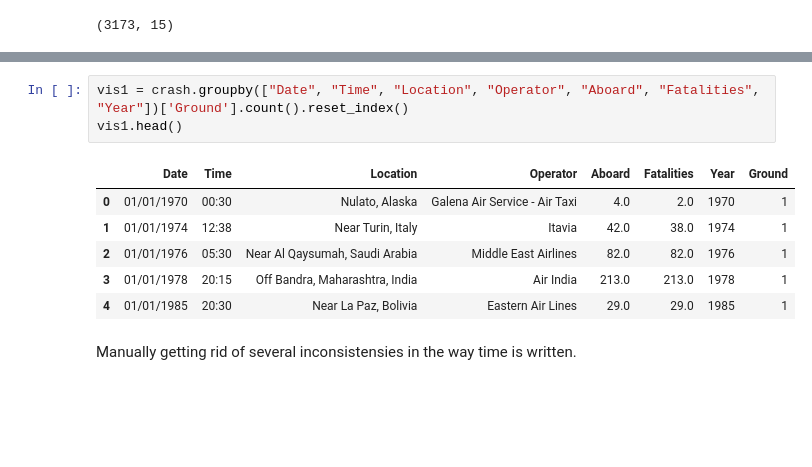
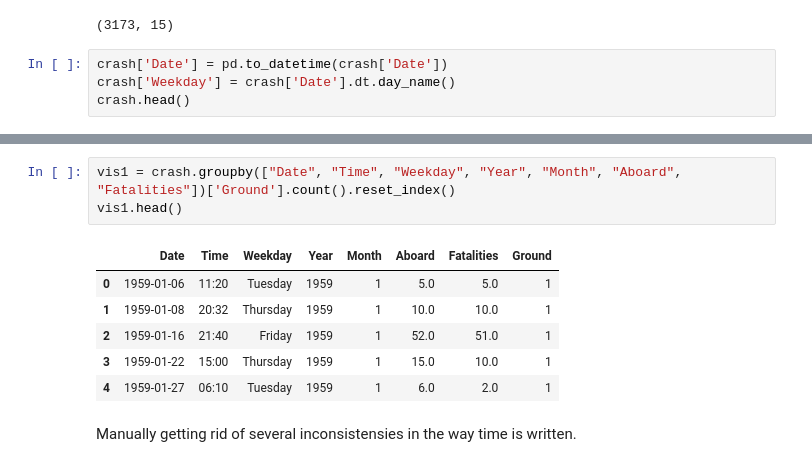
Before and after one commit to myroslavarm/datavis, a Jupyter notebook: datavis_project.ipynb, the cells around one changed output, grey strips where cells are left out. Saved outputs shown, nothing was run; the diff lists cells and outputs as text; blank space fills up the shorter version.

Commit message:
fixing visualisations 1 and 2, and adding new ones; adding weekday-based analysis

```diff
--- a/datavis_project.ipynb
+++ b/datavis_project.ipynb
@@ -51,3 +51,7 @@ crash = crash[~crash['Operator'].str.contains("Military|military", na=False)]
 crash.shape
 # %% [output]
 (3173, 15)
+# %%
+crash['Date'] = pd.to_datetime(crash['Date'])
+crash['Weekday'] = crash['Date'].dt.day_name()
+crash.head()
@@ -54,13 +65,13 @@ crash.shape
 # %%
-vis1 = crash.groupby(["Date", "Time", "Location", "Operator", "Aboard", "Fatalities", "Year"])['Ground'].count().reset_index()
+vis1 = crash.groupby(["Date", "Time", "Weekday", "Year", "Month", "Aboard", "Fatalities"])['Ground'].count().reset_index()
 vis1.head()
 # %% [output]
-|  | Date | Time | Location | Operator | Aboard | Fatalities | Year | Ground |
-| 0 | 01/01/1970 | 00:30 | Nulato, Alaska | Galena Air Service - Air Taxi | 4.0 | 2.0 | 1970 | 1 |
-| 1 | 01/01/1974 | 12:38 | Near Turin, Italy | Itavia | 42.0 | 38.0 | 1974 | 1 |
-| 2 | 01/01/1976 | 05:30 | Near Al Qaysumah, Saudi Arabia | Middle East Airlines | 82.0 | 82.0 | 1976 | 1 |
-| 3 | 01/01/1978 | 20:15 | Off Bandra, Maharashtra, India | Air India | 213.0 | 213.0 | 1978 | 1 |
-| 4 | 01/01/1985 | 20:30 | Near La Paz, Bolivia | Eastern Air Lines | 29.0 | 29.0 | 1985 | 1 |
+|  | Date | Time | Weekday | Year | Month | Aboard | Fatalities | Ground |
+| 0 | 1959-01-06 | 11:20 | Tuesday | 1959 | 1 | 5.0 | 5.0 | 1 |
+| 1 | 1959-01-08 | 20:32 | Thursday | 1959 | 1 | 10.0 | 10.0 | 1 |
+| 2 | 1959-01-16 | 21:40 | Friday | 1959 | 1 | 52.0 | 51.0 | 1 |
+| 3 | 1959-01-22 | 15:00 | Thursday | 1959 | 1 | 15.0 | 10.0 | 1 |
+| 4 | 1959-01-27 | 06:10 | Tuesday | 1959 | 1 | 6.0 | 2.0 | 1 |
 # %% [markdown]
 Manually getting rid of several inconsistensies in the way time is written.
 # %%
```
Also changed, not shown: parts of 8 cells of this notebook.
